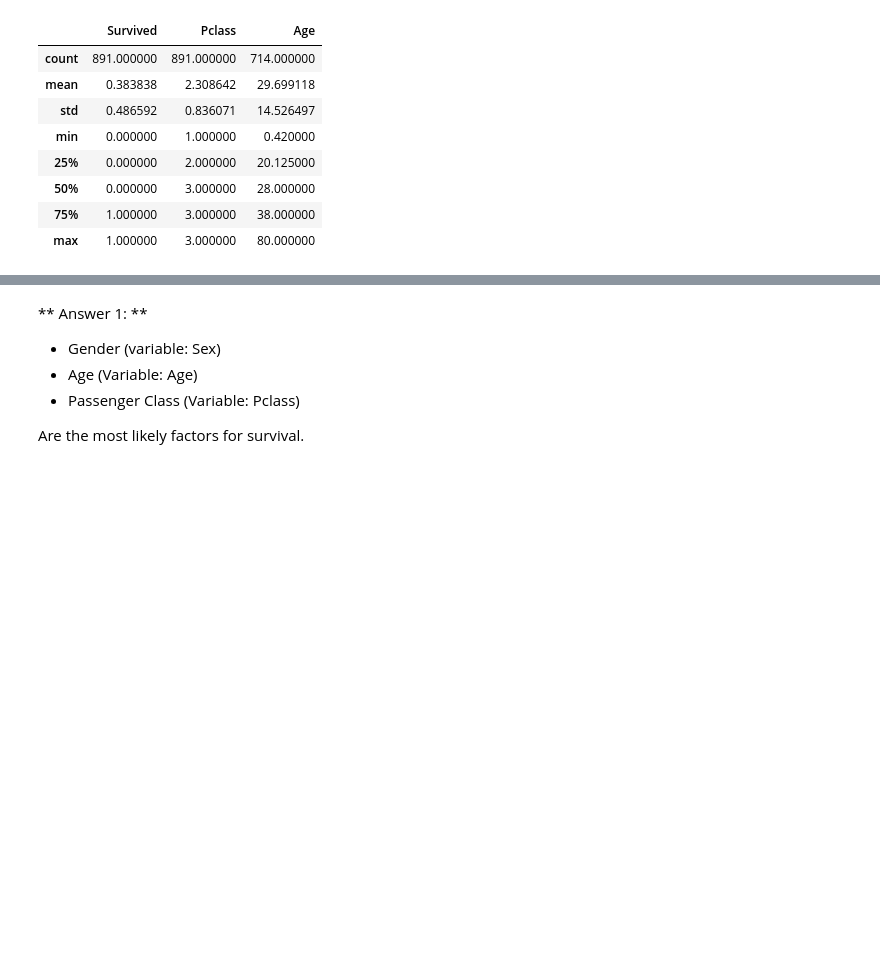
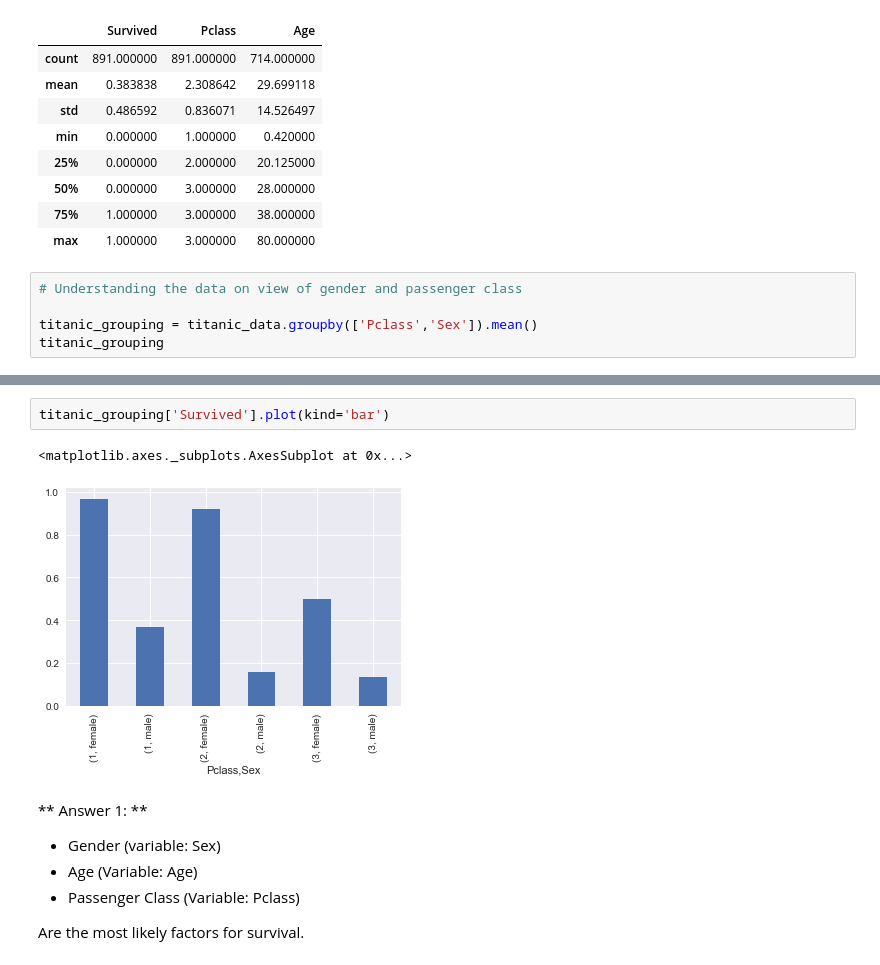
Before and after one commit to GaneshM35/Investigate-a-Dataset, a Jupyter notebook: Titanic+Dataset+Investigation.ipynb, the cells around one changed output, grey strips where cells are left out. Drawn from its saved outputs; the diff is of its cells as text; blank space fills up the shorter version.

```diff
--- a/Titanic Dataset Investigation.ipynb
+++ b/Titanic+Dataset+Investigation.ipynb
@@ -139,3 +139,8 @@ titanic_1.describe()
 | 50% | 0.000000 | 3.000000 | 28.000000 |
 | 75% | 1.000000 | 3.000000 | 38.000000 |
 | max | 1.000000 | 3.000000 | 80.000000 |
+# %%
+# Understanding the data on view of gender and passenger class
+
+titanic_grouping = titanic_data.groupby(['Pclass','Sex']).mean()
+titanic_grouping
@@ -142,3 +156,8 @@ titanic_1.describe()
+# %%
+titanic_grouping['Survived'].plot(kind='bar')
+# %% [output]
+<matplotlib.axes._subplots.AxesSubplot at 0x...>
+[figure, added]
 # %% [markdown]
 ** Answer 1: **
 
```
Also changed, not shown: parts of 5 cells of this notebook, 1 other file.
